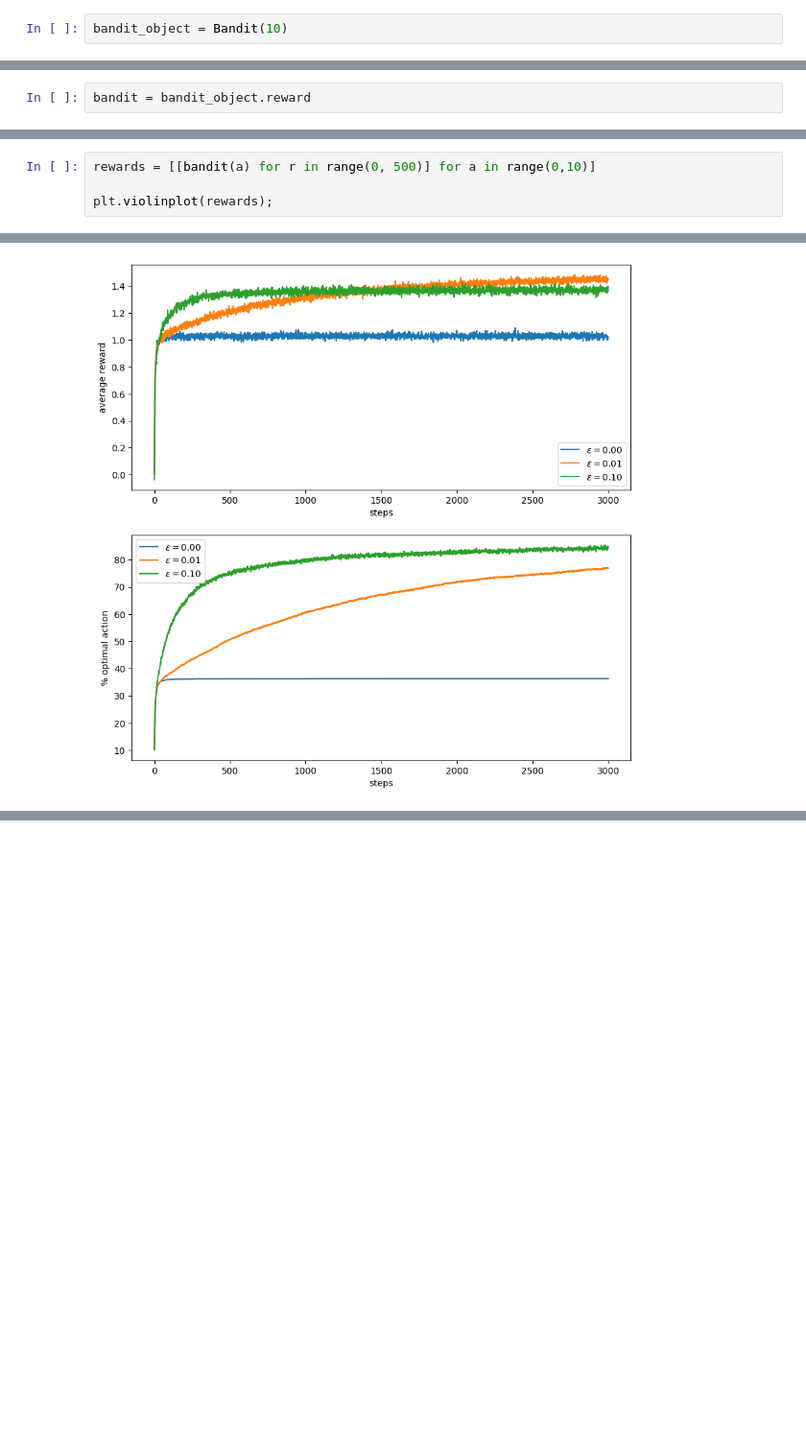
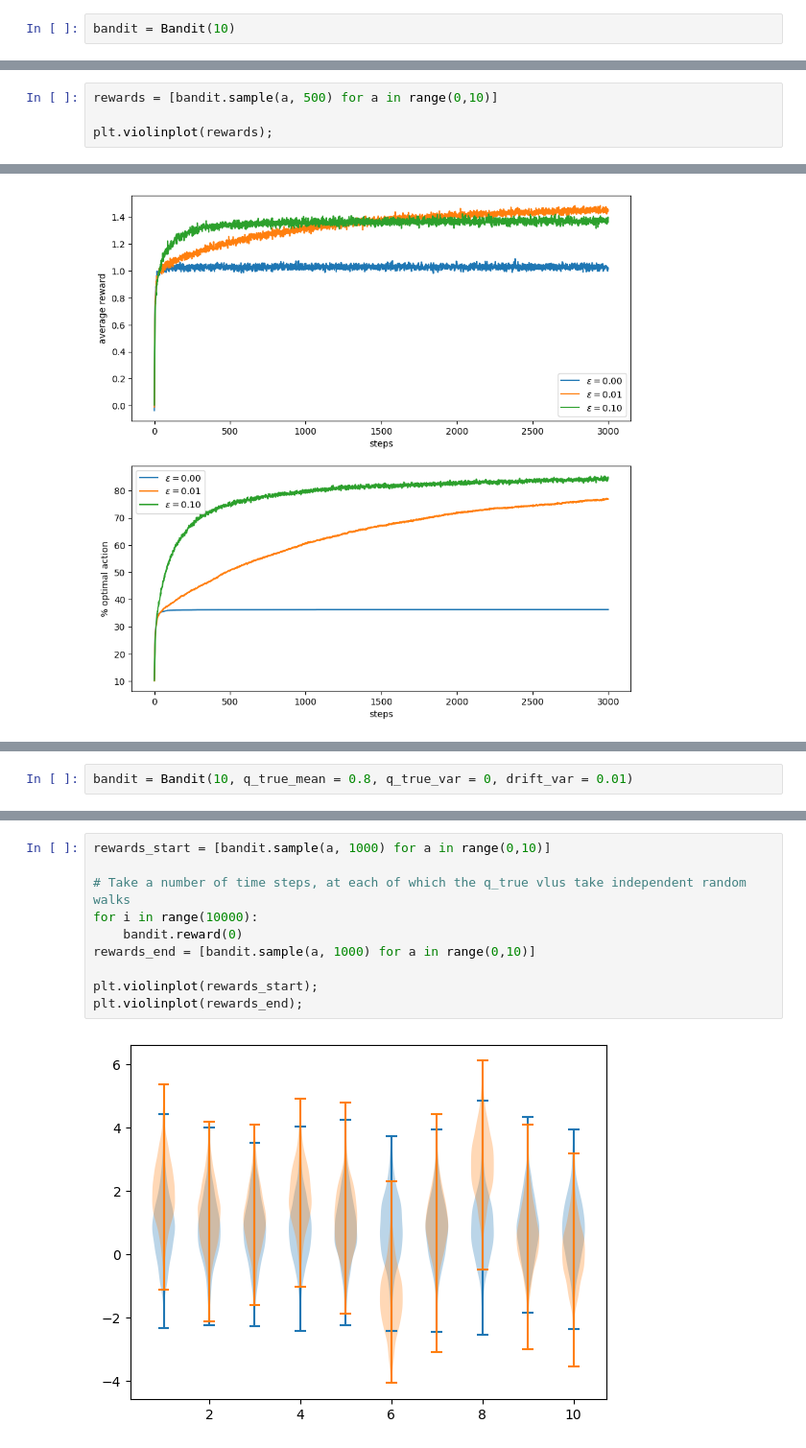
Before and after one commit to alex-ortan/RL_sutton_barto, a Jupyter notebook: ch2/k-armed_bandit_simulation.ipynb, the cells around one changed output, grey strips where cells are left out. Shown at 96% size. Drawn from its saved outputs; the diff is of its cells as text; blank space fills up the shorter version.

Commit message:
add random walk in action values of k-armed bandit, as in exercise 2.5

```diff
--- a/ch2/k-armed_bandit_simulation.ipynb
+++ b/ch2/k-armed_bandit_simulation.ipynb
@@ -9,5 +9,5 @@ from bandit import Bandit
 # %% [markdown]
 ## Initialize a specific 10-armed bandit
 # %%
-bandit_object = Bandit(10)
+bandit = Bandit(10)
 # %%
@@ -15,6 +15,4 @@ bandit_object._vals
 # %% [output]
 array([ 0.30471708, -1.03998411,  0.7504512 ,  0.94056472, -1.95103519,
        -1.30217951,  0.1278404 , -0.31624259, -0.01680116, -0.85304393])
-# %%
-bandit = bandit_object.reward
 # %%
@@ -31,7 +29,7 @@ bandit = bandit_object.reward
  0.8616491438029837,
  -0.9029698385598329]
 # %%
-rewards = [[bandit(a) for r in range(0, 500)] for a in range(0,10)]
+rewards = [bandit.sample(a, 500) for a in range(0,10)]
 
 plt.violinplot(rewards);
 # %% [output]
@@ -186,0 +187,2 @@ plt.savefig('../images/figure_2_2.png')
+# %%
+bandit = Bandit(10, q_true_mean = 0.8, q_true_var = 0, drift_var = 0.01)
@@ -186,0 +206,12 @@ plt.savefig('../images/figure_2_2.png')
+# %%
+rewards_start = [bandit.sample(a, 1000) for a in range(0,10)]
+
+# Take a number of time steps, at each of which the q_true vlus take independent random walks
+for i in range(10000):
+    bandit.reward(0)
+rewards_end = [bandit.sample(a, 1000) for a in range(0,10)]
+
+plt.violinplot(rewards_start);
+plt.violinplot(rewards_end);
+# %% [output]
+[figure, added]
```
Also changed, not shown: parts of 6 cells of this notebook, 1 other file.
